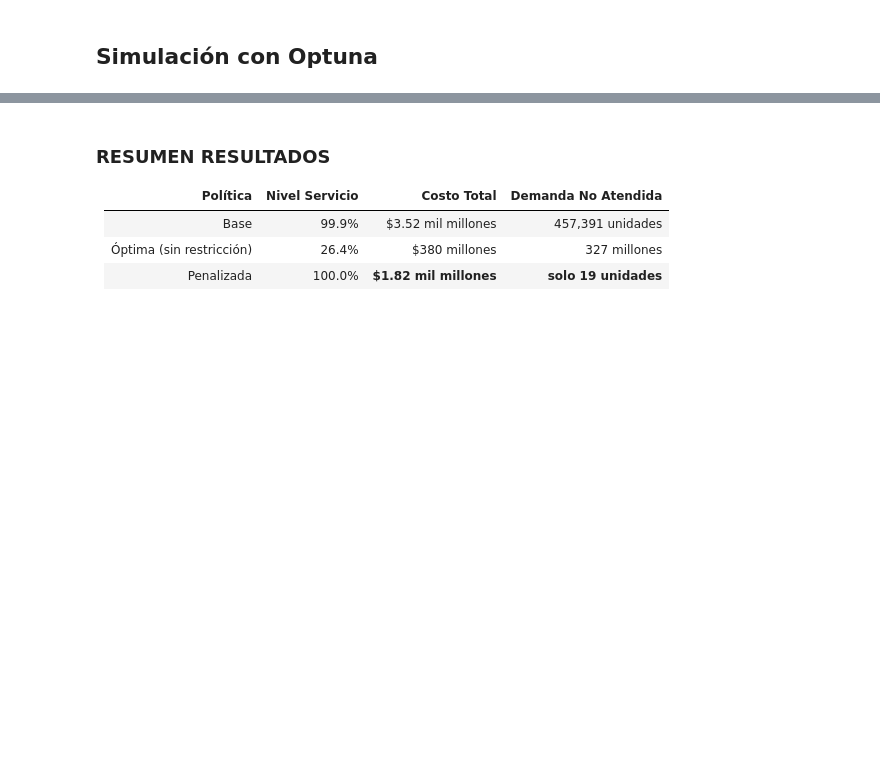
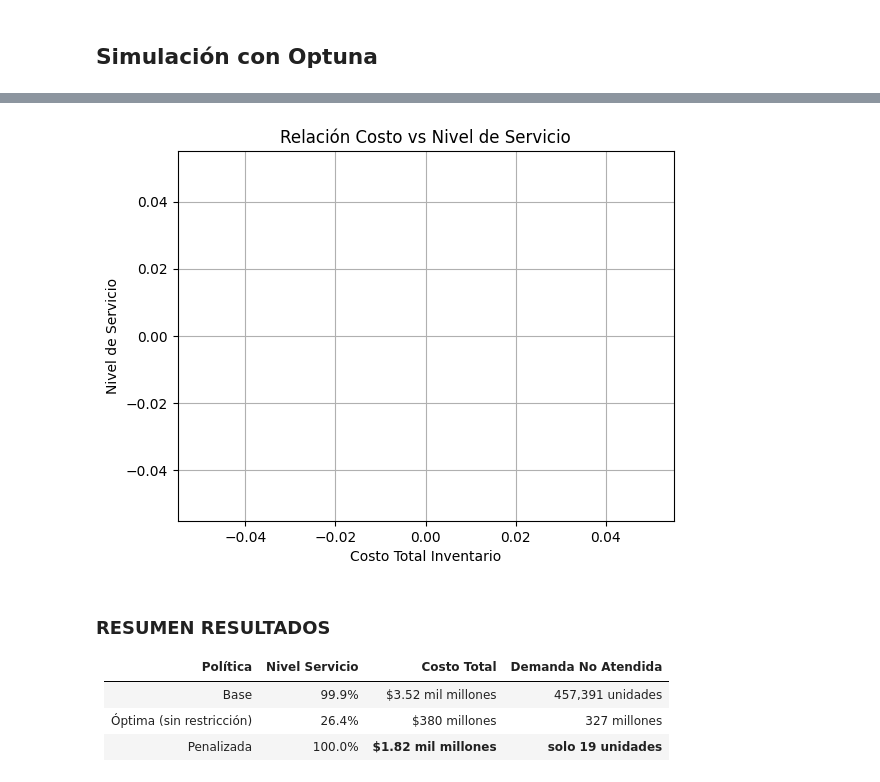
Before and after one commit to DanteArenas/Capstone-Grupo-15, a Jupyter notebook: Entrega 3/inventario_notebook.ipynb, the cells around one changed output, grey strips where cells are left out. Saved outputs shown, nothing was run; the diff lists cells and outputs as text; code cells hidden in the pictures; blank space fills up the shorter version.

```diff
--- a/Entrega 3/inventario_notebook.ipynb
+++ b/Entrega 3/inventario_notebook.ipynb
@@ -820,3 +772,34 @@ exportar_resultados_simulacion(
+# %%
+import matplotlib.pyplot as plt
+
+niveles = []
+costos = []
+
+for trial in estudio.trials:
+    if trial.value < 1e9:  # Sin penalización
+        resultados = simulacion_unificada(
+            distribuciones_tienda=distribuciones_tienda,
+            distribuciones_zona=distribuciones_zona,
+            ventas_tienda=ventas_tienda,
+            ventas_zona=ventas_zona,
+            reorden=reorden.copy(),
+            dias_simulados=40,
+            frecuencia_reabastecimiento=trial.params['frecuencia_reabastecimiento'],
+            costo_inventario_unitario=3.733,
+            reorden_multiplicador=trial.params['reorden_multiplicador']
+        )
+        niveles.append(resultados['nivel_servicio'])
+        costos.append(resultados['costo_total'])
+
+# Gráfico
+plt.scatter(costos, niveles)
+plt.xlabel("Costo Total Inventario")
+plt.ylabel("Nivel de Servicio")
+plt.title("Relación Costo vs Nivel de Servicio")
+plt.grid(True)
+plt.show()
+# %% [output]
+[figure, added]
 # %% [markdown]
 ### RESUMEN RESULTADOS
 | Política                 | Nivel Servicio | Costo Total             | Demanda No Atendida  |
```
Also changed, not shown: parts of 64 cells of this notebook.
